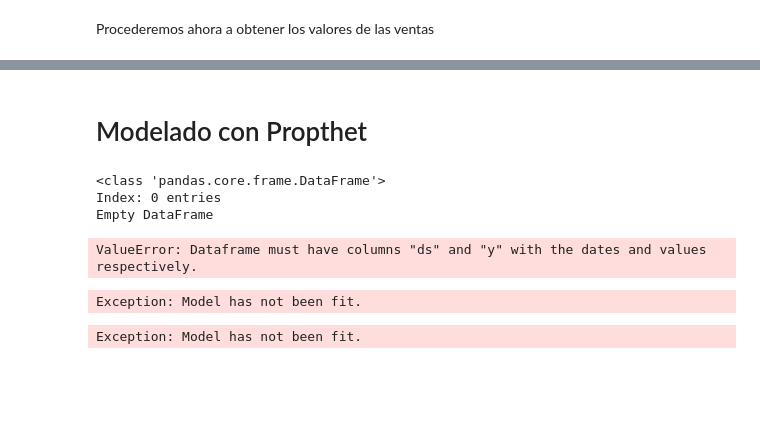
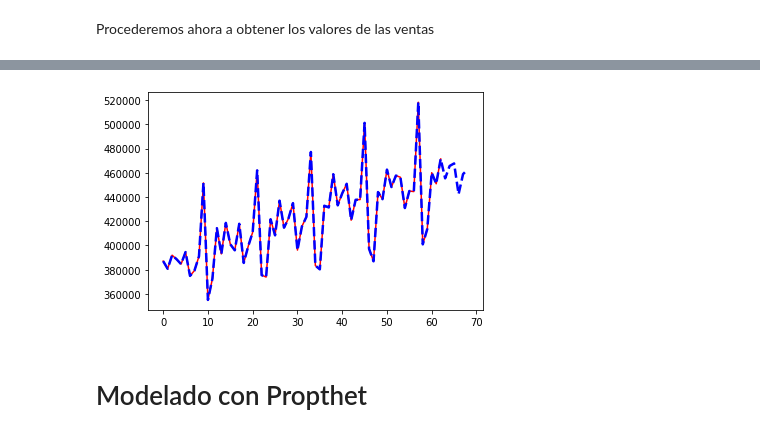
Before and after one commit to diegojeda/Maestria-Analtica-UniAndes, a Jupyter notebook: E05-prophet.ipynb, the cells around one changed output, grey strips where cells are left out. Drawn from its saved outputs; the diff is of its cells as text; code cells hidden in the pictures; blank space fills up the shorter version.

```diff
--- a/E05-prophet.ipynb
+++ b/E05-prophet.ipynb
@@ -224,3 +259,9 @@ plt.plot(sales_pred, color="red")
+# %%
+#Graficamos los valores de la prediccion de las ventas 6 meses hacia adelane
+plt.plot(np.exp(Ser.values[230:]),color="red")
+plt.plot(np.exp(history[230:]),color="blue",linestyle="--",linewidth=2.5);
+# %% [output]
+[figure, added]
 # %% [markdown]
 # Modelado con Propthet
 # %%
@@ -227,28 +269,2 @@ plt.plot(sales_pred, color="red")
 from fbprophet import Prophet
 from fbprophet.plot import add_changepoints_to_plot
-# %%
-df = pd.read_csv('example_retail_sales.csv')
-df = pd.DataFrame()
-df.info()
-#df['ds'] = pd.to_datetime(df['ds'])
-#df['y'] = passengers['y']
-#Ser =  np.log(Ser)
-# %% [output]
-<class 'pandas.core.frame.DataFrame'>
-Index: 0 entries
-Empty DataFrame
-# %%
-m = Prophet()
-m.fit(Ser)
-# %% [output]
-ValueError: Dataframe must have columns "ds" and "y" with the dates and values respectively.
-# %%
-future = m.make_future_dataframe(periods=12 * 6, freq='M')
-future.tail()
-# %% [output]
-Exception: Model has not been fit.
-# %%
-forecast = m.predict(future)
-forecast[['ds', 'yhat', 'yhat_lower', 'yhat_upper']].tail()
-# %% [output]
-Exception: Model has not been fit.
```
Also changed, not shown: parts of 35 cells of this notebook.
